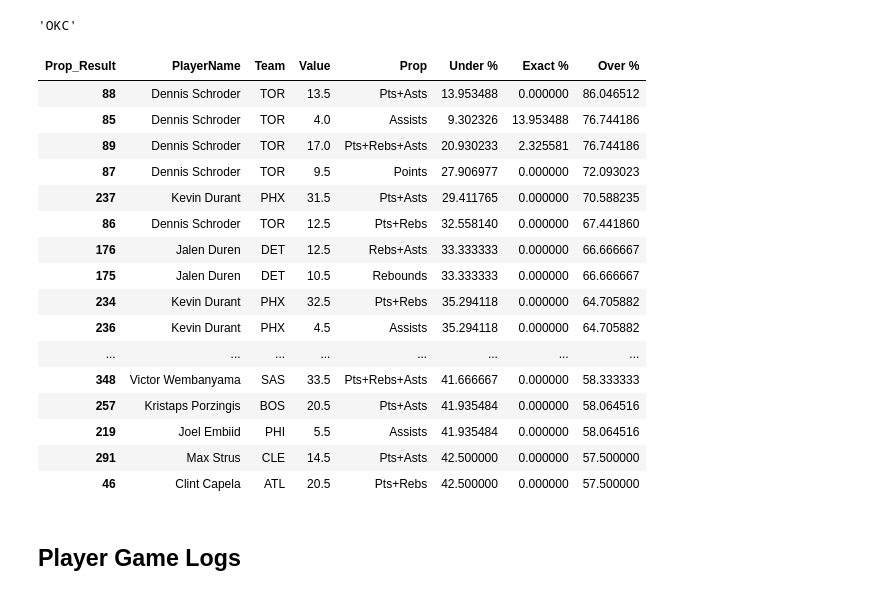
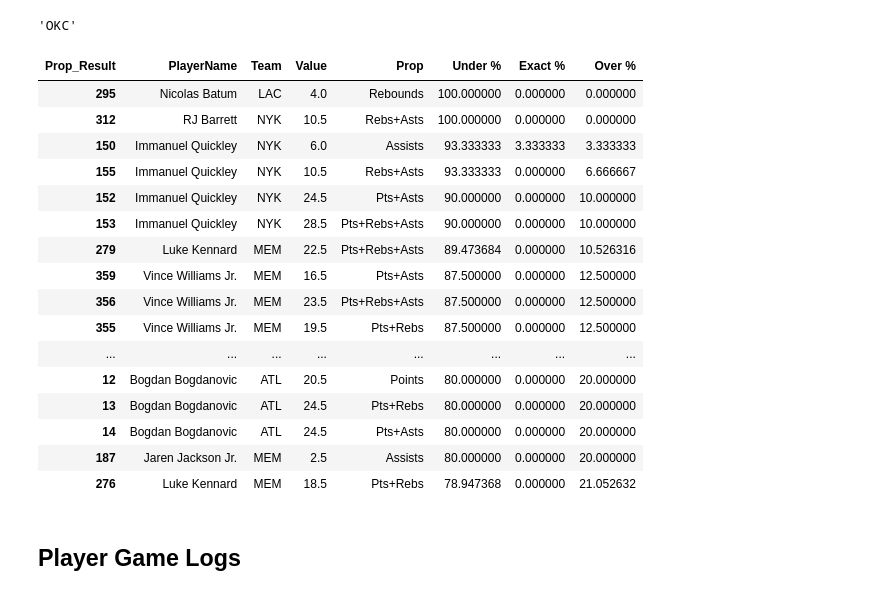
Before and after one commit to DhirenShivdasani/NBA-player-prop-analysis, a Jupyter notebook: Untitled.ipynb, the cells around one changed output. Drawn from its saved outputs; the diff is of its cells as text; code cells hidden in the pictures.

```diff
--- a/Untitled.ipynb
+++ b/Untitled.ipynb
@@ -470,25 +470,25 @@ grouped_stats = grouped_stats.rename(columns={-1: 'Under %', 0: 'Exact %', 1: 'O
 # Reset the index to turn the group by columns into regular columns
 grouped_stats = grouped_stats.reset_index()
 # %%
-grouped_stats.sort_values(by='Over %', ascending=False).head(35)
+grouped_stats.sort_values(by='Under %', ascending=False).head(35)
 # %% [output]
 | Prop_Result | PlayerName | Team | Value | Prop | Under % | Exact % | Over % |
-| 88 | Dennis Schroder | TOR | 13.5 | Pts+Asts | 13.953488 | 0.000000 | 86.046512 |
-| 85 | Dennis Schroder | TOR | 4.0 | Assists | 9.302326 | 13.953488 | 76.744186 |
-| 89 | Dennis Schroder | TOR | 17.0 | Pts+Rebs+Asts | 20.930233 | 2.325581 | 76.744186 |
-| 87 | Dennis Schroder | TOR | 9.5 | Points | 27.906977 | 0.000000 | 72.093023 |
-| 237 | Kevin Durant | PHX | 31.5 | Pts+Asts | 29.411765 | 0.000000 | 70.588235 |
-| 86 | Dennis Schroder | TOR | 12.5 | Pts+Rebs | 32.558140 | 0.000000 | 67.441860 |
-| 176 | Jalen Duren | DET | 12.5 | Rebs+Asts | 33.333333 | 0.000000 | 66.666667 |
-| 175 | Jalen Duren | DET | 10.5 | Rebounds | 33.333333 | 0.000000 | 66.666667 |
-| 234 | Kevin Durant | PHX | 32.5 | Pts+Rebs | 35.294118 | 0.000000 | 64.705882 |
-| 236 | Kevin Durant | PHX | 4.5 | Assists | 35.294118 | 0.000000 | 64.705882 |
+| 295 | Nicolas Batum | LAC | 4.0 | Rebounds | 100.000000 | 0.000000 | 0.000000 |
+| 312 | RJ Barrett | NYK | 10.5 | Rebs+Asts | 100.000000 | 0.000000 | 0.000000 |
+| 150 | Immanuel Quickley | NYK | 6.0 | Assists | 93.333333 | 3.333333 | 3.333333 |
+| 155 | Immanuel Quickley | NYK | 10.5 | Rebs+Asts | 93.333333 | 0.000000 | 6.666667 |
+| 152 | Immanuel Quickley | NYK | 24.5 | Pts+Asts | 90.000000 | 0.000000 | 10.000000 |
+| 153 | Immanuel Quickley | NYK | 28.5 | Pts+Rebs+Asts | 90.000000 | 0.000000 | 10.000000 |
+| 279 | Luke Kennard | MEM | 22.5 | Pts+Rebs+Asts | 89.473684 | 0.000000 | 10.526316 |
+| 359 | Vince Williams Jr. | MEM | 16.5 | Pts+Asts | 87.500000 | 0.000000 | 12.500000 |
+| 356 | Vince Williams Jr. | MEM | 23.5 | Pts+Rebs+Asts | 87.500000 | 0.000000 | 12.500000 |
+| 355 | Vince Williams Jr. | MEM | 19.5 | Pts+Rebs | 87.500000 | 0.000000 | 12.500000 |
 | ... | ... | ... | ... | ... | ... | ... | ... |
-| 348 | Victor Wembanyama | SAS | 33.5 | Pts+Rebs+Asts | 41.666667 | 0.000000 | 58.333333 |
-| 257 | Kristaps Porzingis | BOS | 20.5 | Pts+Asts | 41.935484 | 0.000000 | 58.064516 |
-| 219 | Joel Embiid | PHI | 5.5 | Assists | 41.935484 | 0.000000 | 58.064516 |
-| 291 | Max Strus | CLE | 14.5 | Pts+Asts | 42.500000 | 0.000000 | 57.500000 |
-| 46 | Clint Capela | ATL | 20.5 | Pts+Rebs | 42.500000 | 0.000000 | 57.500000 |
+| 12 | Bogdan Bogdanovic | ATL | 20.5 | Points | 80.000000 | 0.000000 | 20.000000 |
+| 13 | Bogdan Bogdanovic | ATL | 24.5 | Pts+Rebs | 80.000000 | 0.000000 | 20.000000 |
+| 14 | Bogdan Bogdanovic | ATL | 24.5 | Pts+Asts | 80.000000 | 0.000000 | 20.000000 |
+| 187 | Jaren Jackson Jr. | MEM | 2.5 | Assists | 80.000000 | 0.000000 | 20.000000 |
+| 276 | Luke Kennard | MEM | 18.5 | Pts+Rebs | 78.947368 | 0.000000 | 21.052632 |
 # %% [markdown]
 ## Player Game Logs
 # %%
```
Also changed, not shown: 1 other file.
